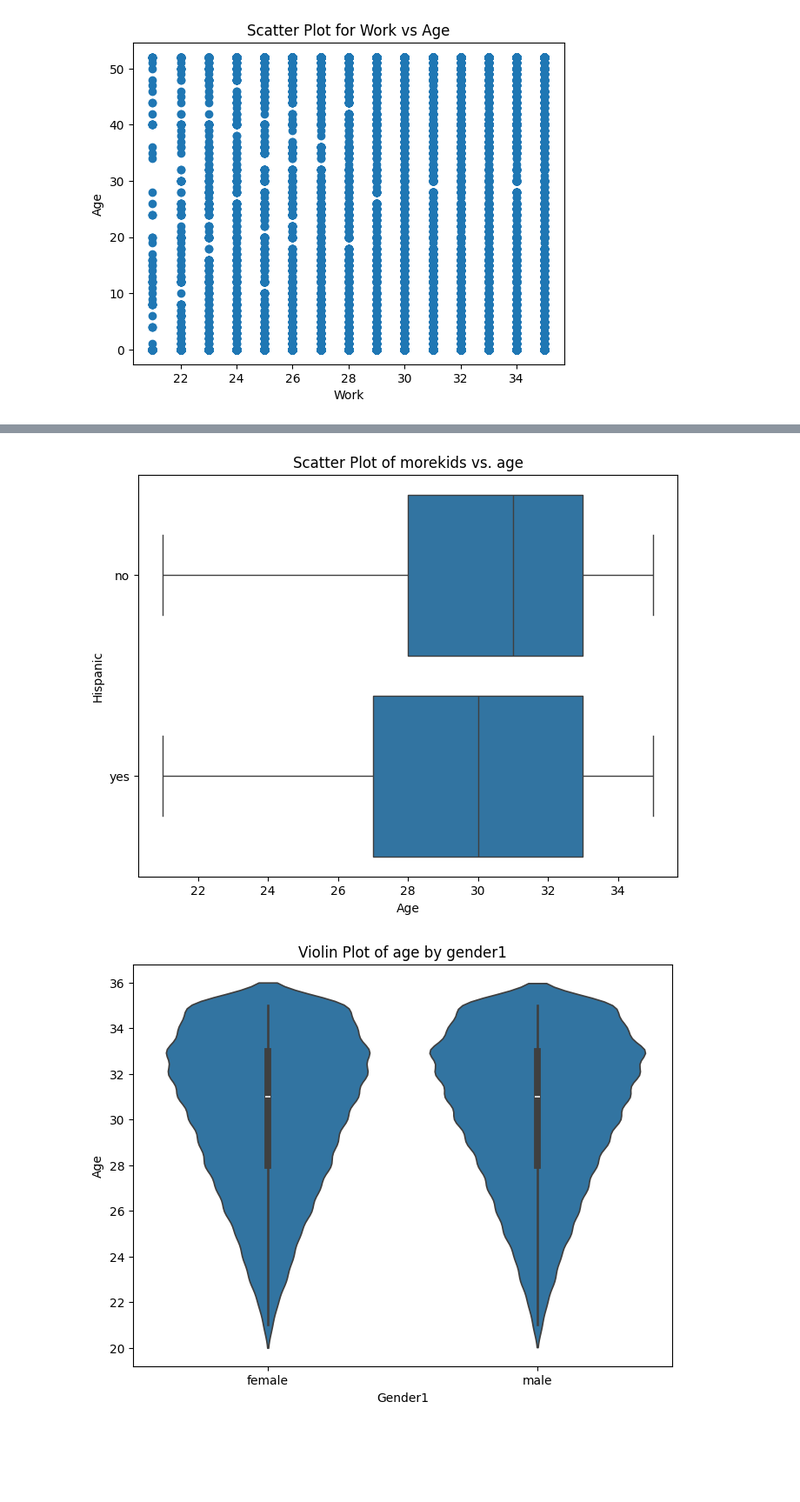
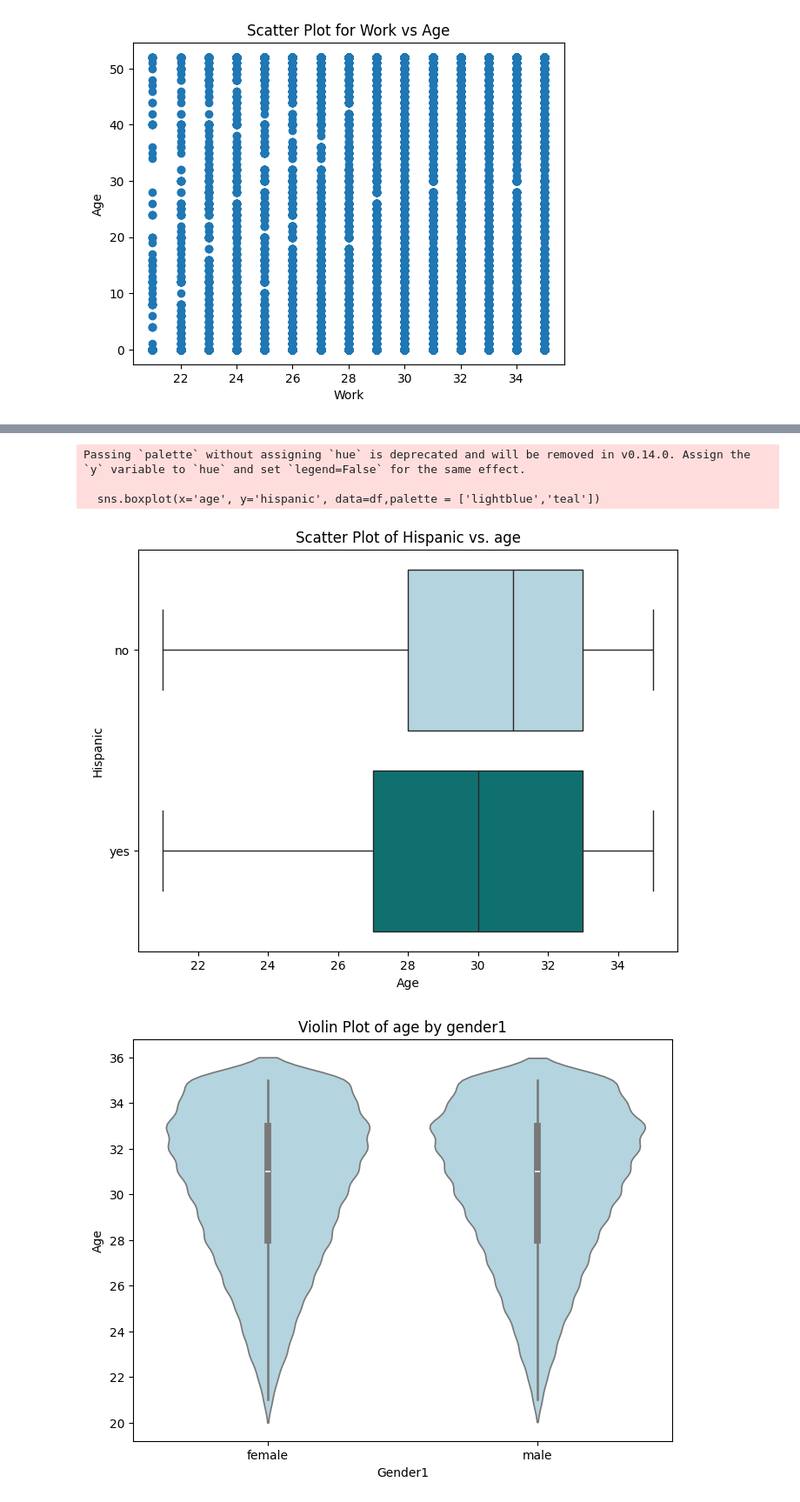
Before and after one commit to DivyamJain0212/EDA-Model-Fertility2, a Jupyter notebook: Divyam_Jain_EDA.ipynb, the cells around one changed output, grey strips where cells are left out. Shown at 87% size. Drawn from its saved outputs; the diff is of its cells as text; code cells hidden in the pictures; blank space fills up the shorter version.

```diff
--- a/Divyam_Jain_EDA.ipynb
+++ b/Divyam_Jain_EDA.ipynb
@@ -265,19 +319,22 @@ plt.show()
 # %%
 plt.figure(figsize=(8, 6))
-sns.boxplot(x='age', y='hispanic', data=df)
+sns.boxplot(x='age', y='hispanic', data=df,palette = ['lightblue','teal'])
 plt.title('Scatter Plot of Hispanic vs. age')
 plt.xlabel('Age')
 plt.ylabel('Hispanic')
 plt.show()
 # %% [output]
+Passing `palette` without assigning `hue` is deprecated and will be removed in v0.14.0. Assign the `y` variable to `hue` and set `legend=False` for the same effect.
+
+  sns.boxplot(x='age', y='hispanic', data=df,palette = ['lightblue','teal'])
-[figure, old version]
+[figure, new version]
 # %%
 plt.figure(figsize=(8, 6))
-sns.violinplot(x='gender1', y='age', data=df)
+sns.violinplot(x='gender1', y='age', data=df,color='lightblue')
 plt.title('Violin Plot of age by gender1')
 plt.xlabel('Gender1')
 plt.ylabel('Age')
 plt.show()
 # %% [output]
-[figure, old version]
+[figure, new version]
 # %%
```
Also changed, not shown: parts of 25 cells of this notebook.
